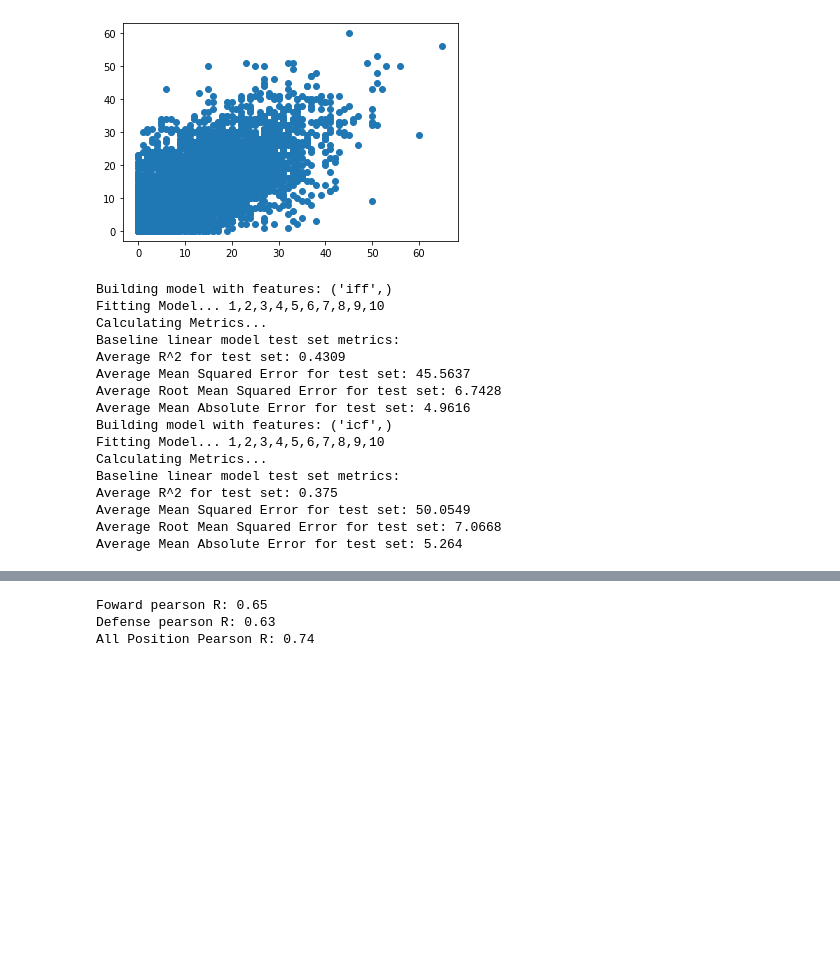
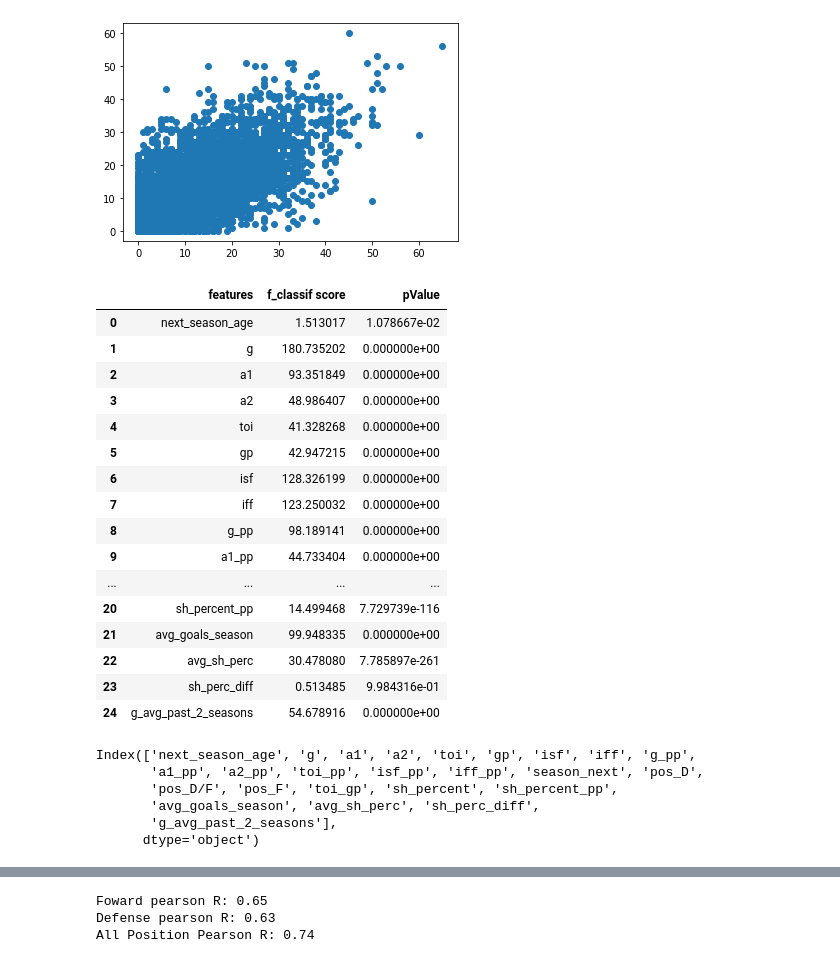
Before and after one commit to mcbarlowe/nhl_analysis, a Jupyter notebook: goal_predict_model.ipynb, the cells around one changed output, grey strips where cells are left out. Drawn from its saved outputs; the diff is of its cells as text; code cells hidden in the pictures; blank space fills up the shorter version.

```diff
--- a/goal_predict_model.ipynb
+++ b/goal_predict_model.ipynb
@@ -104,6 +104,10 @@ next_df = next_df.merge(next_df[['api_id', 'season_x', 'g_x']],
                         suffixes=[None, '_z'])
 next_df['g_avg_past_2_seasons'] = (next_df['g_y'] + next_df['g_x_z'])/2
 
+#prorate goals for strike shortened season
+
+next_df['g_x'] = np.where(next_df['season_x'] == 20122013, (next_df['g_x']/next_df['gp']) * 82, next_df['g_x'])
+next_df['g_pp'] = np.where(next_df['season_x'] == 20122013, (next_df['g_pp']/next_df['gp']) * 82, next_df['g_pp'])
 #dropping the columns i don't need and renaming some to be more useful
 columns = ['player', 'api_id', 'season_x', 'player_upper', 'position', 'shoots', 'season_age_next',
            'g_x', 'a1', 'a2', 'points', 'toi', 'gp', 'isf', 'iff', 'icf', 'g_pp', 'a1_pp', 'a2_pp',
@@ -136,3 +125,52 @@ feature_combos = more_itertools.powerset(feature_columns)
+# %%
+next_df = next_df.replace(np.nan, 0)
+feature_columns = ['next_season_age',
+                   'g', 'a1', 'a2', 'toi', 'gp', 'isf', 'iff', 'g_pp', 'a1_pp', 'a2_pp',
+                   'toi_pp', 'isf_pp', 'iff_pp', 'season_next', 'pos_D',
+                   'pos_D/F', 'pos_F', 'toi_gp', 'sh_percent', 'sh_percent_pp', 'avg_goals_season',
+                   'avg_sh_perc', 'sh_perc_diff', 'g_avg_past_2_seasons']
+
+from sklearn.model_selection import train_test_split
+x_train, x_test, y_train, y_test = train_test_split(
+    next_df[feature_columns], next_df[['g_next']], test_size=0.2, random_state=42)
+# %%
+from sklearn.feature_selection import SelectKBest
+from sklearn.feature_selection import f_classif
+
+KBest = SelectKBest(score_func = f_classif, k = 'all')
+KBest = KBest.fit(x_train, y_train)
+# %%
+df_scores = pd.DataFrame({'features': x_train.columns, 'f_classif score': KBest.scores_, 'pValue': KBest.pvalues_ })
+df_scores
+# %% [output]
+|  | features | f_classif score | pValue |
+| 0 | next_season_age | 1.513017 | 1.078667e-02 |
+| 1 | g | 180.735202 | 0.000000e+00 |
+| 2 | a1 | 93.351849 | 0.000000e+00 |
+| 3 | a2 | 48.986407 | 0.000000e+00 |
+| 4 | toi | 41.328268 | 0.000000e+00 |
+| 5 | gp | 42.947215 | 0.000000e+00 |
+| 6 | isf | 128.326199 | 0.000000e+00 |
+| 7 | iff | 123.250032 | 0.000000e+00 |
+| 8 | g_pp | 98.189141 | 0.000000e+00 |
+| 9 | a1_pp | 44.733404 | 0.000000e+00 |
+| ... | ... | ... | ... |
+| 20 | sh_percent_pp | 14.499468 | 7.729739e-116 |
+| 21 | avg_goals_season | 99.948335 | 0.000000e+00 |
+| 22 | avg_sh_perc | 30.478080 | 7.785897e-261 |
+| 23 | sh_perc_diff | 0.513485 | 9.984316e-01 |
+| 24 | g_avg_past_2_seasons | 54.678916 | 0.000000e+00 |
+# %%
+cols = KBest.get_support(indices=True)
+features = x_train.columns[cols]
+features
+# %% [output]
+Index(['next_season_age', 'g', 'a1', 'a2', 'toi', 'gp', 'isf', 'iff', 'g_pp',
+       'a1_pp', 'a2_pp', 'toi_pp', 'isf_pp', 'iff_pp', 'season_next', 'pos_D',
+       'pos_D/F', 'pos_F', 'toi_gp', 'sh_percent', 'sh_percent_pp',
+       'avg_goals_season', 'avg_sh_perc', 'sh_perc_diff',
+       'g_avg_past_2_seasons'],
+      dtype='object')
 # %%
 from sklearn.linear_model import LinearRegression
 from sklearn.ensemble import BaggingRegressor
@@ -209,19 +229,0 @@ def build_model(feature_combos: itertools.chain, df: pd.DataFrame, model: Baggin
-# %%
-build_model(feature_combos, next_df, BaggingRegressor, model_dict, 100)
-# %% [output]
-Building model with features: ('iff',)
-Fitting Model... 1,2,3,4,5,6,7,8,9,10
-Calculating Metrics...
-Baseline linear model test set metrics:
-Average R^2 for test set: 0.4309
-Average Mean Squared Error for test set: 45.5637
-Average Root Mean Squared Error for test set: 6.7428
-Average Mean Absolute Error for test set: 4.9616
-Building model with features: ('icf',)
-Fitting Model... 1,2,3,4,5,6,7,8,9,10
-Calculating Metrics...
-Baseline linear model test set metrics:
-Average R^2 for test set: 0.375
-Average Mean Squared Error for test set: 50.0549
-Average Root Mean Squared Error for test set: 7.0668
-Average Mean Absolute Error for test set: 5.264
```
Also changed, not shown: parts of 12 cells of this notebook.
